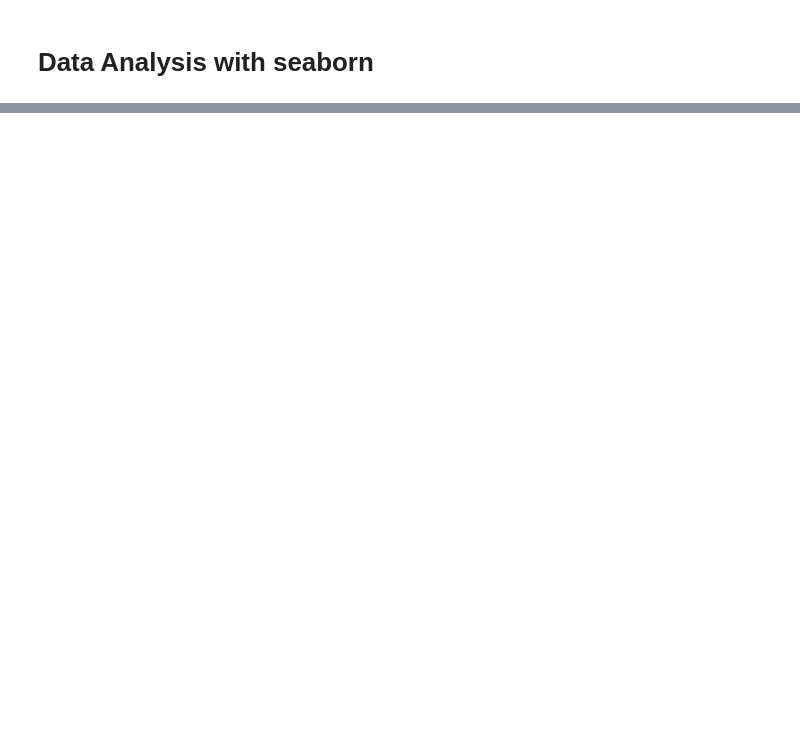
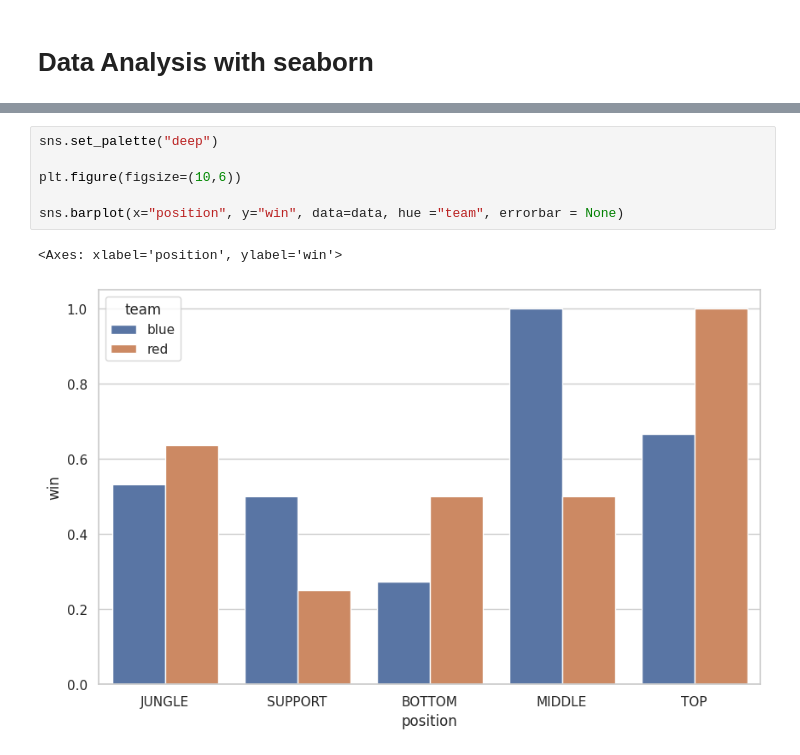
Before and after one commit to rique-git/data-science, a Jupyter notebook: riotProject/data_analysis.ipynb, the cells around one changed output, grey strips where cells are left out. Cells and saved outputs as stored; diff of their text form; blank space fills up the shorter version.

Commit message:
adding seaborn plots

```diff
--- a/riotProject/data_analysis.ipynb
+++ b/riotProject/data_analysis.ipynb
@@ -310,0 +311,9 @@ sns.barplot(x="position", y="win", data=data, hue ="position")
+# %%
+sns.set_palette("deep")
+
+plt.figure(figsize=(10,6))
+
+sns.barplot(x="position", y="win", data=data, hue ="team", errorbar = None)
+# %% [output]
+<Axes: xlabel='position', ylabel='win'>
+[figure, added]
```
Also changed, not shown: parts of 14 cells of this notebook.
